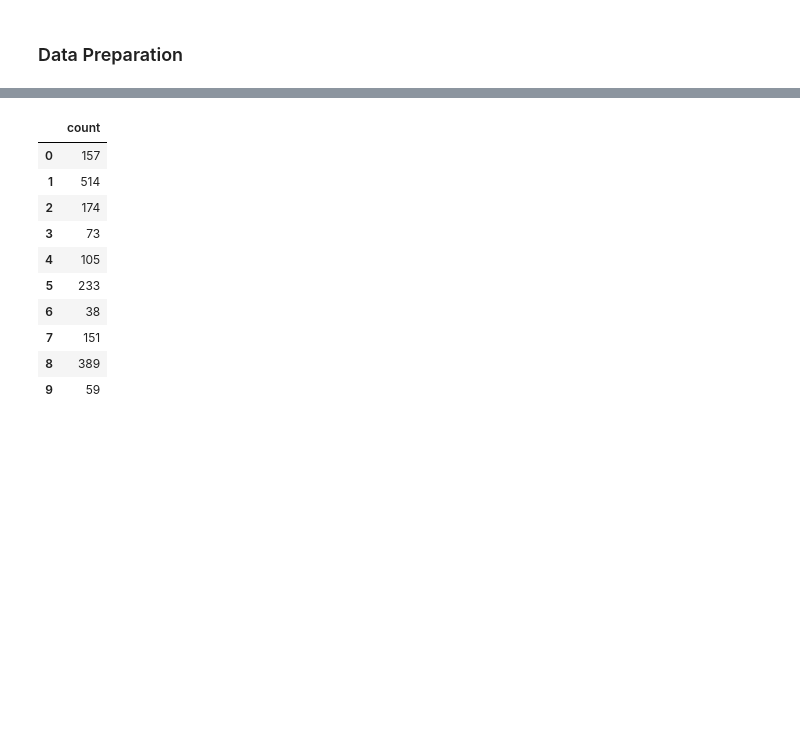
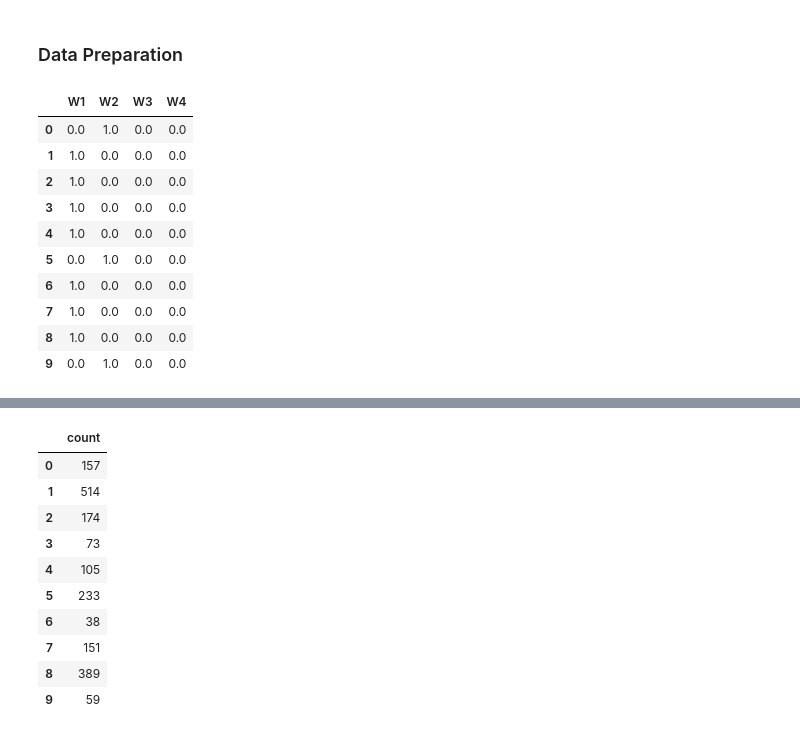
Before and after one commit to Emmet62/DAGroupProject2018, a Jupyter notebook: Bike_Sharing_Demand.ipynb, the cells around one changed output, grey strips where cells are left out. Cells and saved outputs as stored; diff of their text form; code cells hidden in the pictures; blank space fills up the shorter version.

```diff
--- a/Bike_Sharing_Demand.ipynb
+++ b/Bike_Sharing_Demand.ipynb
@@ -329,7 +329,7 @@ Name: holiday, dtype: int64
 shuffled = pd.read_csv('shuffled.csv',keep_default_na=True, sep=',\s+', delimiter=',', skipinitialspace=True)
 # %%
 #Split the dataset into two datasets: 70% training and 30% test.
-twosets = np.split(shuffled, [700], axis=0)
+twosets = np.split(shuffled, [70], axis=0)
 dftrain = twosets[0]
 dftest = twosets[1]
 #Save the training dataframe to a csv
@@ -339,3 +339,22 @@ dftest.to_csv('dftest.csv',index=False)
 # %%
 # Convert the training csv file into dataframe
 train = pd.read_csv('dftrain.csv',keep_default_na=True, sep=',\s+', delimiter=',', skipinitialspace=True)
+# %%
+df_W1 = (dftrain.weather==1) * 1.0
+df_W2 = (dftrain.weather==2) * 1.0
+df_W3 = (dftrain.weather==3) * 1.0
+df_W4 = (dftrain.weather==4) * 1.0
+df_W = pd.DataFrame({'W1': df_W1, 'W2': df_W2,'W3': df_W3,'W4': df_W4,})
+df_W[:10]
+# %% [output]
+|  | W1 | W2 | W3 | W4 |
+| 0 | 0.0 | 1.0 | 0.0 | 0.0 |
+| 1 | 1.0 | 0.0 | 0.0 | 0.0 |
+| 2 | 1.0 | 0.0 | 0.0 | 0.0 |
+| 3 | 1.0 | 0.0 | 0.0 | 0.0 |
+| 4 | 1.0 | 0.0 | 0.0 | 0.0 |
+| 5 | 0.0 | 1.0 | 0.0 | 0.0 |
+| 6 | 1.0 | 0.0 | 0.0 | 0.0 |
+| 7 | 1.0 | 0.0 | 0.0 | 0.0 |
+| 8 | 1.0 | 0.0 | 0.0 | 0.0 |
+| 9 | 0.0 | 1.0 | 0.0 | 0.0 |
```
Also changed, not shown: parts of 11 cells of this notebook, 6 other files.
